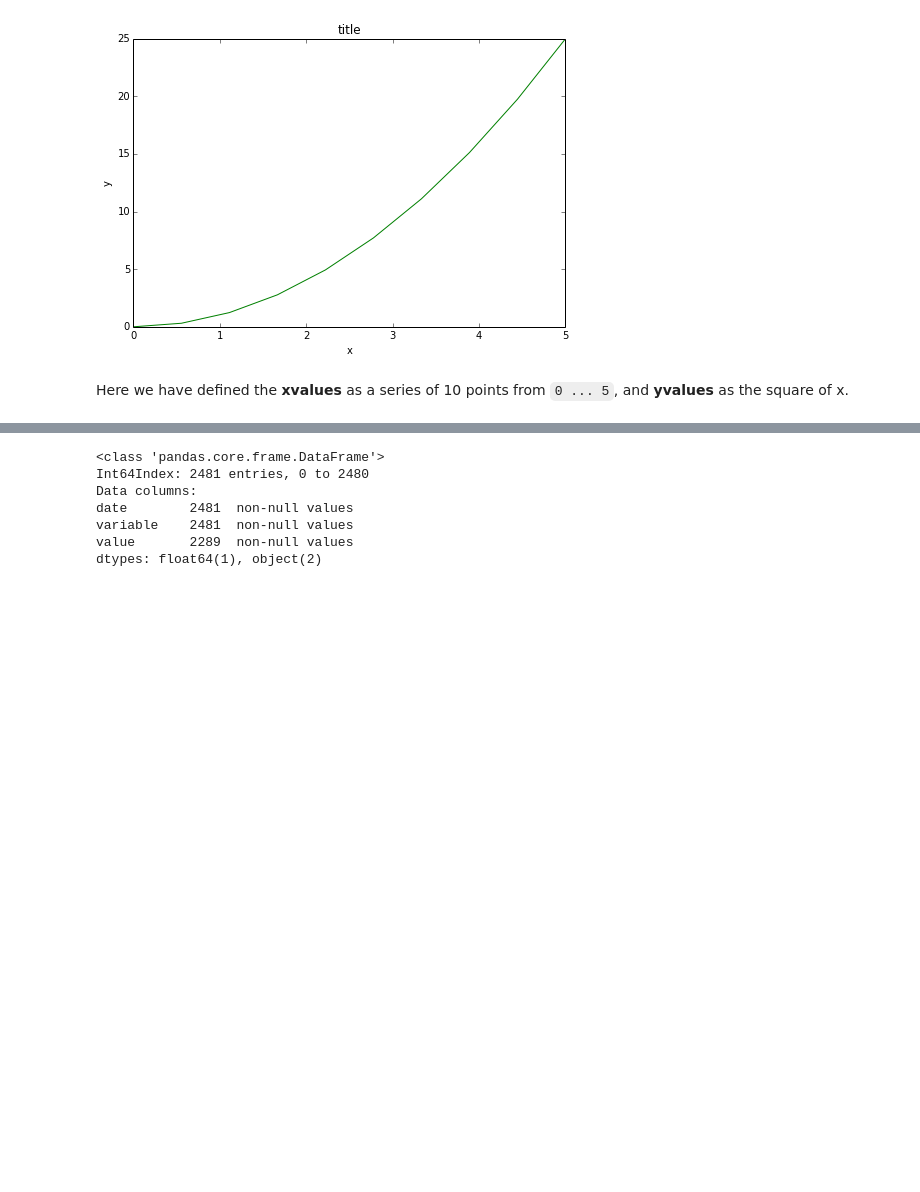
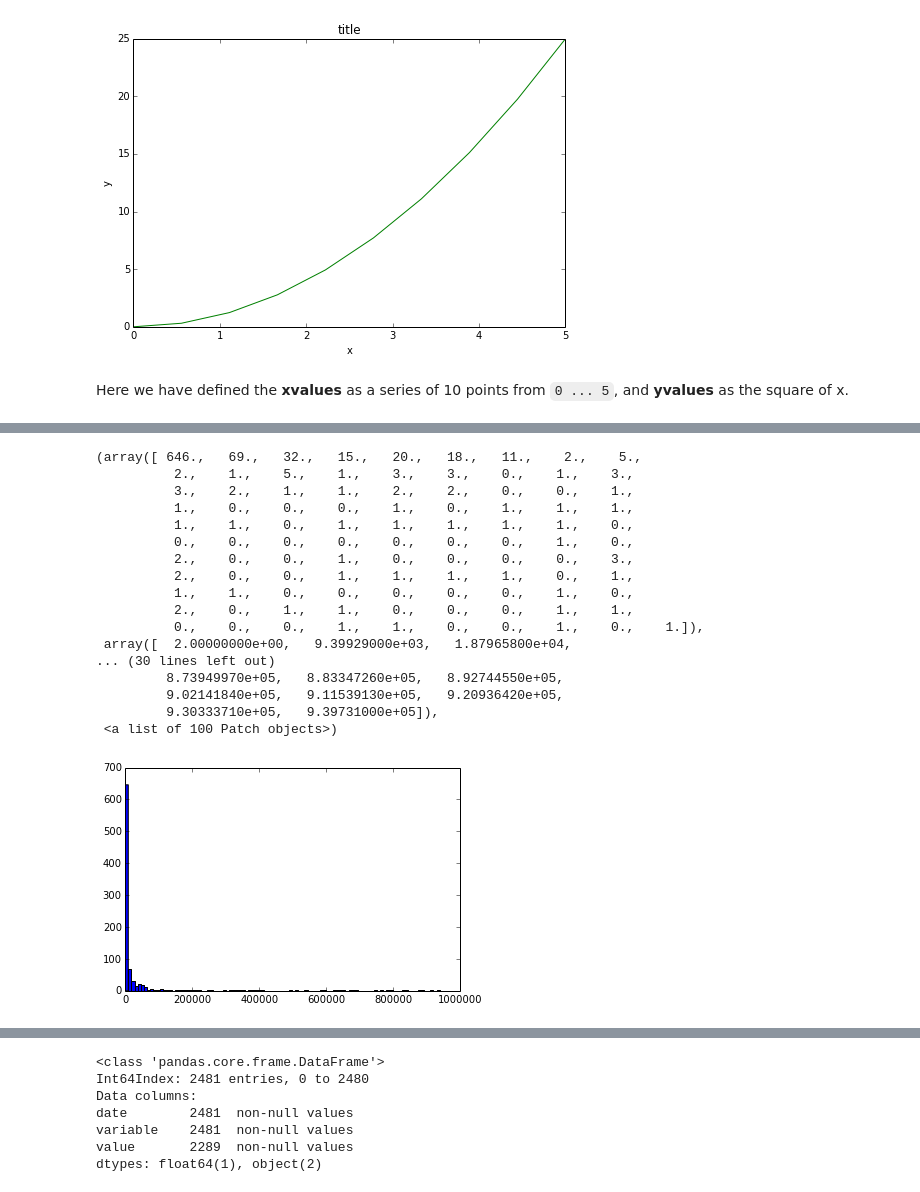
Before and after one commit to rmflight/wg_vis_presentation, a Jupyter notebook: matplotlib demo.ipynb, the cells around one changed output, grey strips where cells are left out. Cells and saved outputs as stored; diff of their text form; code cells hidden in the pictures; blank space fills up the shorter version.

```diff
--- a/matplotlib demo.ipynb
+++ b/matplotlib demo.ipynb
@@ -21,0 +76,24 @@ Here we have defined the **xvalues** as a series of 10 points from `0 ... 5`, an
+# %%
+lyophTom = metaDF['value'][metaDF['treat'] == "lyoph"][metaDF['Species'] == 'tomatillo']
+lyophPum = metaDF['value'][metaDF['treat'] == "lyoph"][metaDF['Species'] == 'pumpkin']
+# %%
+plt.hist(lyophTom, bins=nBin)
+# %% [output]
+(array([ 646.,   69.,   32.,   15.,   20.,   18.,   11.,    2.,    5.,
+          2.,    1.,    5.,    1.,    3.,    3.,    0.,    1.,    3.,
+          3.,    2.,    1.,    1.,    2.,    2.,    0.,    0.,    1.,
+          1.,    0.,    0.,    0.,    1.,    0.,    1.,    1.,    1.,
+          1.,    1.,    0.,    1.,    1.,    1.,    1.,    1.,    0.,
+          0.,    0.,    0.,    0.,    0.,    0.,    0.,    1.,    0.,
+          2.,    0.,    0.,    1.,    0.,    0.,    0.,    0.,    3.,
+          2.,    0.,    0.,    1.,    1.,    1.,    1.,    0.,    1.,
+          1.,    1.,    0.,    0.,    0.,    0.,    0.,    1.,    0.,
+          2.,    0.,    1.,    1.,    0.,    0.,    0.,    1.,    1.,
+          0.,    0.,    0.,    1.,    1.,    0.,    0.,    1.,    0.,    1.]),
+ array([  2.00000000e+00,   9.39929000e+03,   1.87965800e+04,
+... (30 lines left out)
+         8.73949970e+05,   8.83347260e+05,   8.92744550e+05,
+         9.02141840e+05,   9.11539130e+05,   9.20936420e+05,
+         9.30333710e+05,   9.39731000e+05]),
+ <a list of 100 Patch objects>)
+[figure, added]
```
Also changed, not shown: parts of 11 cells of this notebook.
